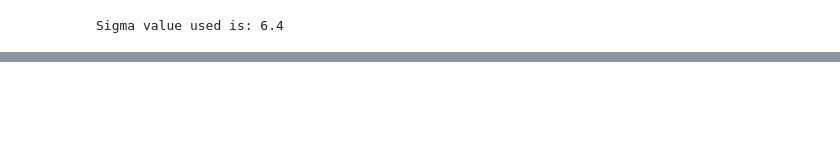
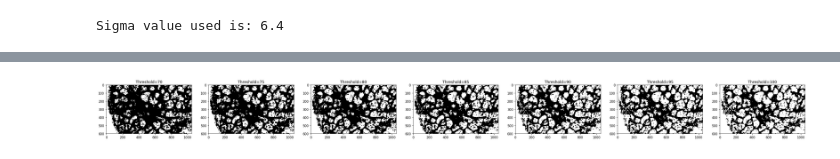
Before and after one commit to lrodri29/ptsdGT-APL-Emory, a Jupyter notebook: prelimAnalysis.ipynb, the cells around one changed output, grey strips where cells are left out. Drawn from its saved outputs; the diff is of its cells as text; code cells hidden in the pictures; blank space fills up the shorter version.

```diff
--- a/prelimAnalysis.ipynb
+++ b/prelimAnalysis.ipynb
@@ -87,0 +105,12 @@ There are 15 microglia in this volume
+# %%
+# Visualize different Threshold options
+plt.rcParams["figure.figsize"] = (40,40)
+i = 0
+f, axarr = plt.subplots(1,7)
+for thresh in range(70, 105, 5):
+    manualThreshMicroGlia = rawMicroGlia < thresh
+    axarr[i].imshow(manualThreshMicroGlia[0,:,:], cmap="gray")
+    axarr[i].title.set_text('Threshold=' + str(thresh))
+    i+=1
+# %% [output]
+[figure, added]
```
Also changed, not shown: parts of 19 cells of this notebook.
